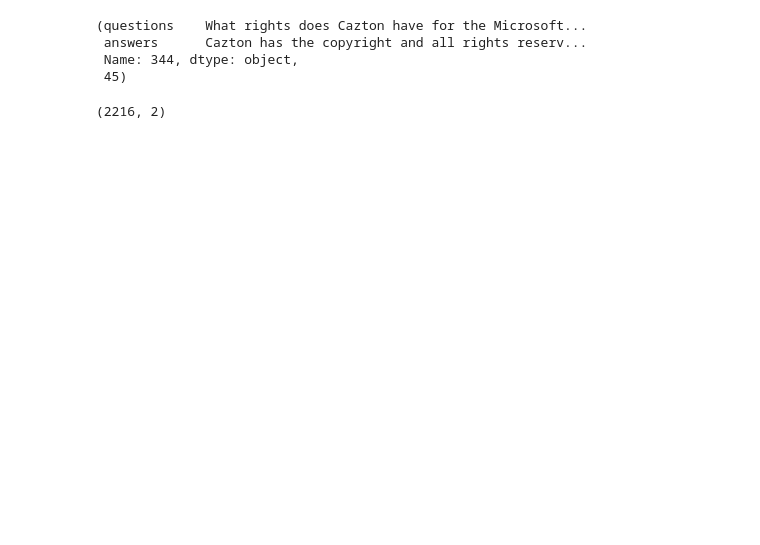
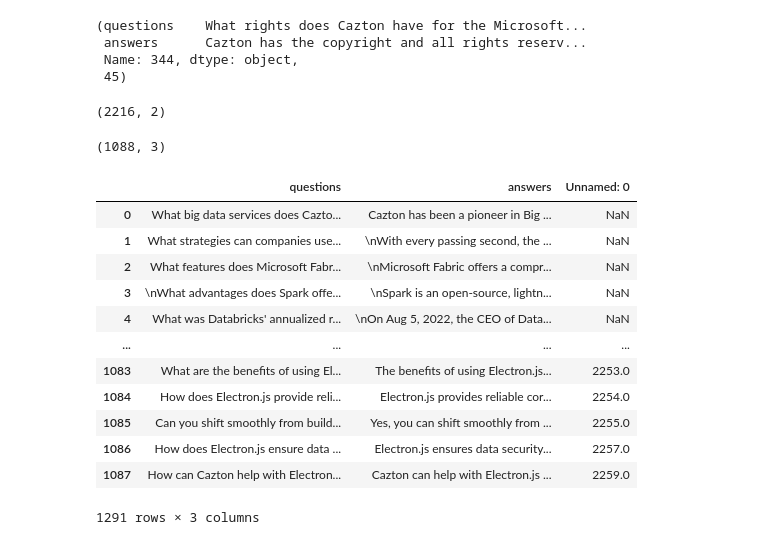
Before and after one commit to sahibpreetsingh12/cazton_phi-1.5, a Jupyter notebook: final-dataset_creation_phi.ipynb, the cells around one changed output. Drawn from its saved outputs; the diff is of its cells as text; code cells hidden in the pictures; blank space fills up the shorter version.

```diff
--- a/tester-dataset_creation_phi.ipynb
+++ b/final-dataset_creation_phi.ipynb
@@ -174,3 +175,31 @@ df.shape
 df.drop_duplicates(subset=['questions'],inplace = True)
 # %%
 df.to_csv('webloader_qa_training_consulting_new.csv')
+# %%
+df = pd.read_csv('/Users/sahibpreetsingh/sahib_projects/cazton/scrapping_scripts/question_answer.csv')
+# %%
+df = df[['question','answer']]
+df.rename(columns= {'question':'questions','answer':'answers'},inplace=True)
+# %%
+df_2 = pd.read_csv('webloader_qa_training_consulting_new.csv')
+# %%
+df_2.shape
+# %% [output]
+(1088, 3)
+# %%
+df = pd.concat([df,df_2])
+df
+# %% [output]
+|  | questions | answers | Unnamed: 0 |
+| 0 | What big data services does Cazto... | Cazton has been a pioneer in Big ... | NaN |
+| 1 | What strategies can companies use... | \nWith every passing second, the ... | NaN |
+| 2 | What features does Microsoft Fabr... | \nMicrosoft Fabric offers a compr... | NaN |
+| 3 | \nWhat advantages does Spark offe... | \nSpark is an open-source, lightn... | NaN |
+| 4 | What was Databricks' annualized r... | \nOn Aug 5, 2022, the CEO of Data... | NaN |
+| ... | ... | ... | ... |
+| 1083 | What are the benefits of using El... | The benefits of using Electron.js... | 2253.0 |
+| 1084 | How does Electron.js provide reli... | Electron.js provides reliable cor... | 2254.0 |
+| 1085 | Can you shift smoothly from build... | Yes, you can shift smoothly from ... | 2255.0 |
+| 1086 | How does Electron.js ensure data ... | Electron.js ensures data security... | 2257.0 |
+| 1087 | How can Cazton help with Electron... | Cazton can help with Electron.js ... | 2259.0 |
+1291 rows × 3 columns
```
Also changed, not shown: parts of 10 cells of this notebook, 3 other files.
